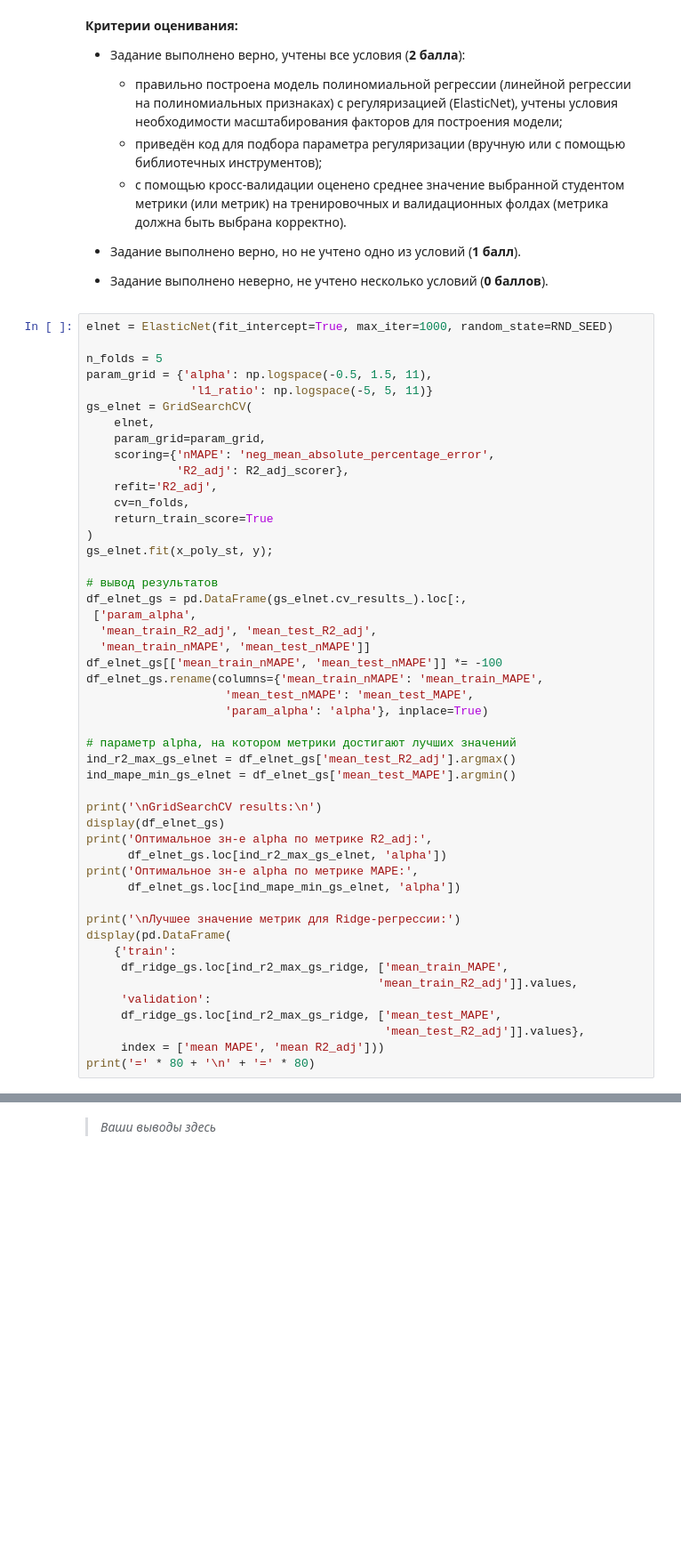
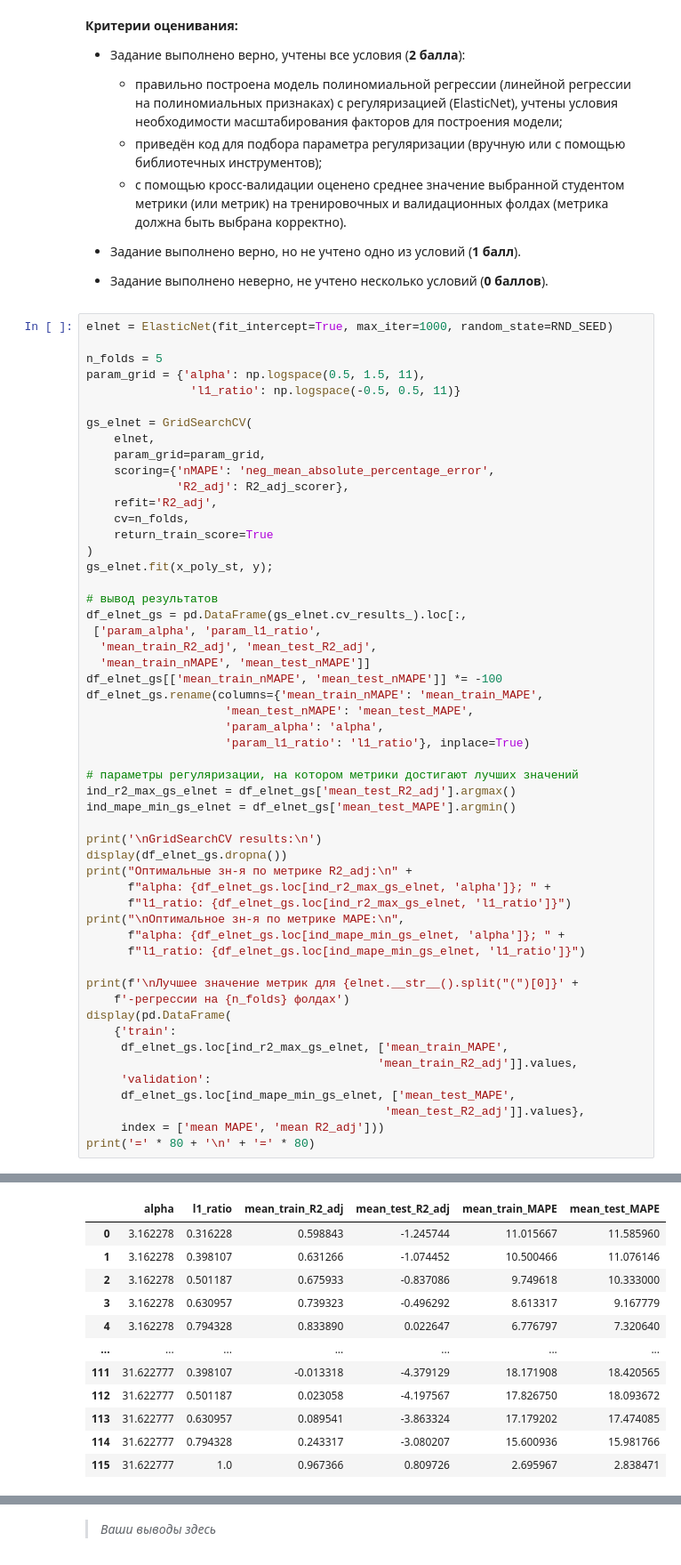
Before and after one commit to akitim/SkillFactory_current, a Jupyter notebook: MATH_ML_2_Практика_Акимкин.ipynb, the cells around one changed output, grey strips where cells are left out. Shown at 89% size. Drawn from its saved outputs; the diff is of its cells as text; blank space fills up the shorter version.

```diff
--- a/MATH_ML_2_Практика_Акимкин.ipynb
+++ b/MATH_ML_2_Практика_Акимкин.ipynb
@@ -948,49 +949,66 @@ GridSearchCV results:
 elnet = ElasticNet(fit_intercept=True, max_iter=1000, random_state=RND_SEED)
 
 n_folds = 5
-param_grid = {'alpha': np.logspace(-0.5, 1.5, 11),
-               'l1_ratio': np.logspace(-5, 5, 11)}
+param_grid = {'alpha': np.logspace(0.5, 1.5, 11),
+               'l1_ratio': np.logspace(-0.5, 0.5, 11)}
+
 gs_elnet = GridSearchCV(
     elnet,
     param_grid=param_grid,
     scoring={'nMAPE': 'neg_mean_absolute_percentage_error',
              'R2_adj': R2_adj_scorer},
     refit='R2_adj',
     cv=n_folds,
     return_train_score=True
 )
 gs_elnet.fit(x_poly_st, y);
 
 # вывод результатов
 df_elnet_gs = pd.DataFrame(gs_elnet.cv_results_).loc[:,
- ['param_alpha',
+ ['param_alpha', 'param_l1_ratio',
   'mean_train_R2_adj', 'mean_test_R2_adj',
   'mean_train_nMAPE', 'mean_test_nMAPE']]
 df_elnet_gs[['mean_train_nMAPE', 'mean_test_nMAPE']] *= -100
 df_elnet_gs.rename(columns={'mean_train_nMAPE': 'mean_train_MAPE',
                     'mean_test_nMAPE': 'mean_test_MAPE',
-                    'param_alpha': 'alpha'}, inplace=True)
+                    'param_alpha': 'alpha',
+                    'param_l1_ratio': 'l1_ratio'}, inplace=True)
 
-# параметр alpha, на котором метрики достигают лучших значений
+# параметры регуляризации, на котором метрики достигают лучших значений
 ind_r2_max_gs_elnet = df_elnet_gs['mean_test_R2_adj'].argmax()
 ind_mape_min_gs_elnet = df_elnet_gs['mean_test_MAPE'].argmin()
 
 print('\nGridSearchCV results:\n')
-display(df_elnet_gs)
-print('Оптимальное зн-е alpha по метрике R2_adj:',
-      df_elnet_gs.loc[ind_r2_max_gs_elnet, 'alpha'])
-print('Оптимальное зн-е alpha по метрике MAPE:',
-      df_elnet_gs.loc[ind_mape_min_gs_elnet, 'alpha'])
+display(df_elnet_gs.dropna())
+print("Оптимальные зн-я по метрике R2_adj:\n" +
+      f"alpha: {df_elnet_gs.loc[ind_r2_max_gs_elnet, 'alpha']}; " +
+      f"l1_ratio: {df_elnet_gs.loc[ind_r2_max_gs_elnet, 'l1_ratio']}")
+print("\nОптимальное зн-я по метрике MAPE:\n",
+      f"alpha: {df_elnet_gs.loc[ind_mape_min_gs_elnet, 'alpha']}; " +
+      f"l1_ratio: {df_elnet_gs.loc[ind_mape_min_gs_elnet, 'l1_ratio']}")
 
-print('\nЛучшее значение метрик для Ridge-регрессии:')
+print(f'\nЛучшее значение метрик для {elnet.__str__().split("(")[0]}' +
+    f'-регрессии на {n_folds} фолдах')
 display(pd.DataFrame(
     {'train':
-     df_ridge_gs.loc[ind_r2_max_gs_ridge, ['mean_train_MAPE',
+     df_elnet_gs.loc[ind_r2_max_gs_elnet, ['mean_train_MAPE',
                                           'mean_train_R2_adj']].values,
      'validation':
-     df_ridge_gs.loc[ind_r2_max_gs_ridge, ['mean_test_MAPE',
+     df_elnet_gs.loc[ind_mape_min_gs_elnet, ['mean_test_MAPE',
                                            'mean_test_R2_adj']].values},
      index = ['mean MAPE', 'mean R2_adj']))
 print('=' * 80 + '\n' + '=' * 80)
 # %% [output]
 GridSearchCV results:
+|  | alpha | l1_ratio | mean_train_R2_adj | mean_test_R2_adj | mean_train_MAPE | mean_test_MAPE |
+| 0 | 3.162278 | 0.316228 | 0.598843 | -1.245744 | 11.015667 | 11.585960 |
+| 1 | 3.162278 | 0.398107 | 0.631266 | -1.074452 | 10.500466 | 11.076146 |
+| 2 | 3.162278 | 0.501187 | 0.675933 | -0.837086 | 9.749618 | 10.333000 |
+| 3 | 3.162278 | 0.630957 | 0.739323 | -0.496292 | 8.613317 | 9.167779 |
+| 4 | 3.162278 | 0.794328 | 0.833890 | 0.022647 | 6.776797 | 7.320640 |
+| ... | ... | ... | ... | ... | ... | ... |
+| 111 | 31.622777 | 0.398107 | -0.013318 | -4.379129 | 18.171908 | 18.420565 |
+| 112 | 31.622777 | 0.501187 | 0.023058 | -4.197567 | 17.826750 | 18.093672 |
+| 113 | 31.622777 | 0.630957 | 0.089541 | -3.863324 | 17.179202 | 17.474085 |
+| 114 | 31.622777 | 0.794328 | 0.243317 | -3.080207 | 15.600936 | 15.981766 |
+| 115 | 31.622777 | 1.0 | 0.967366 | 0.809726 | 2.695967 | 2.838471 |
```
Also changed, not shown: parts of 2 cells of this notebook.
